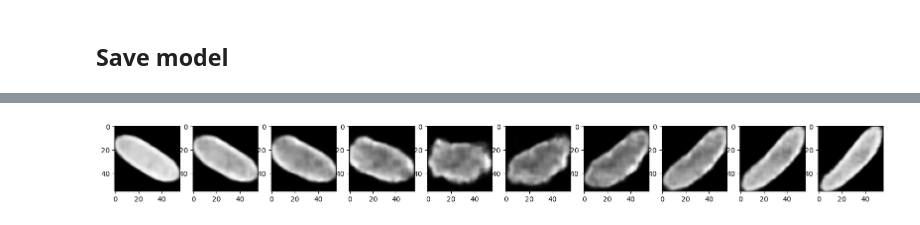
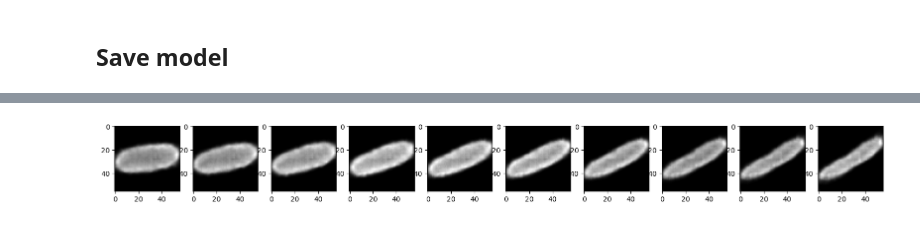
Before and after one commit to anghol/vae-cells, a Jupyter notebook: notebooks/vae_for_cells.ipynb, the cells around one changed output, grey strips where cells are left out. Drawn from its saved outputs; the diff is of its cells as text; code cells hidden in the pictures.

```diff
--- a/notebooks/vae_for_cells.ipynb
+++ b/notebooks/vae_for_cells.ipynb
@@ -234,26 +194,0 @@ for ax, loss in zip(axes, losses):
-# %%
-n_images = 10
-
-fig, axes = plt.subplots(3, n_images, sharex=True, sharey=True, figsize=(20, 4))
-
-features = next(iter(train_loader))
-features = features.to(DEVICE)
-color_channels = features.shape[1]
-image_height = features.shape[2]
-image_width = features.shape[3]
-
-with torch.no_grad():
-    encoded, z_mean, z_log_var, decoded_images = conv_model_1(features)[:n_images]
-    encoded_2, z_mean_2, z_log_var_2, decoded_images_2 = conv_model_2(features)[
-        :n_images
-    ]
-orig_images = features[:n_images]
-
-for i in range(n_images):
-    for ax, img in zip(axes, [orig_images, decoded_images, decoded_images_2]):
-        curr_img = img[i].detach().to(torch.device("cpu"))
-        if color_channels > 1:
-            curr_img = np.transpose(curr_img, (1, 2, 0))
-            ax[i].imshow(curr_img)
-        else:
-            ax[i].imshow(curr_img.view((image_height, image_width)), cmap="gray")
@@ -262,19 +199,2 @@ for i in range(n_images):
 # %% [markdown]
 ## Generate new images
-# %%
-n_images = 49
-
-with torch.no_grad():
-    rand_features = torch.randn(n_images, LATENT_SIZE).to(DEVICE)
-    generated_images_1 = conv_model_1.decoder(rand_features)
-    generated_images_2 = conv_model_2.decoder(rand_features)
-    generated_images = [generated_images_1, generated_images_2]
-
-_, ax = plt.subplots(1, 2, figsize=(13, 7))
-for i in range(2):
-    grid = make_grid(generated_images[i], nrow=int(np.sqrt(n_images)))
-    grid = grid.detach().to(torch.device("cpu"))
-    grid = np.transpose(grid, (1, 2, 0))
-    ax[i].imshow(grid, cmap="gray", vmin=0, vmax=255)
-    ax[i].set(xticks=[], yticks=[])
-# plt.show()
@@ -307,10 +229,10 @@ def interpolation(vae, x, n):
     return interpolate_list
 # %%
 n_steps = 10
-interp_list = interpolation(conv_model_2, x, n_steps)
+interp_list = interpolation(conv_model_1, x, n_steps)
 
 _, ax = plt.subplots(1, n_steps, figsize=(20, 3))
 for i in range(n_steps):
     ax[i].imshow(interp_list[i].reshape(56, 56), cmap="gray")
 # %% [output]
-[figure, old version]
+[figure, new version]
```
Also changed, not shown: parts of 11 cells of this notebook, 2 other files.
